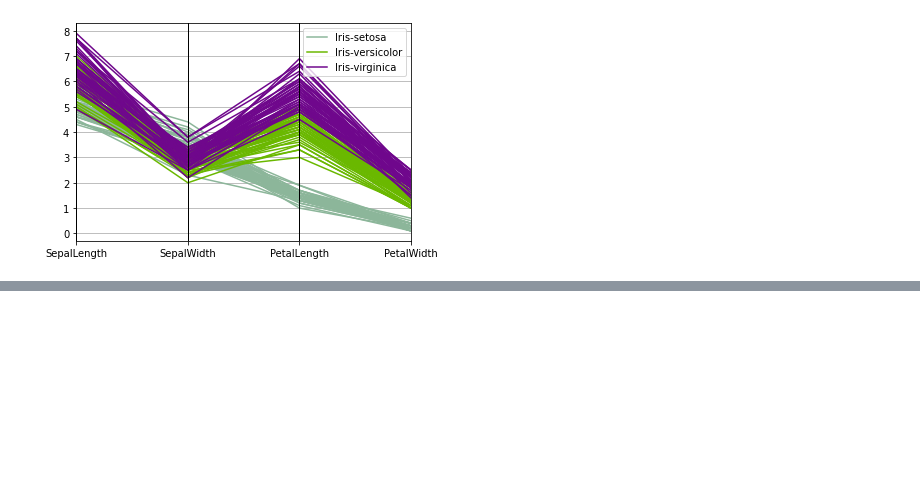
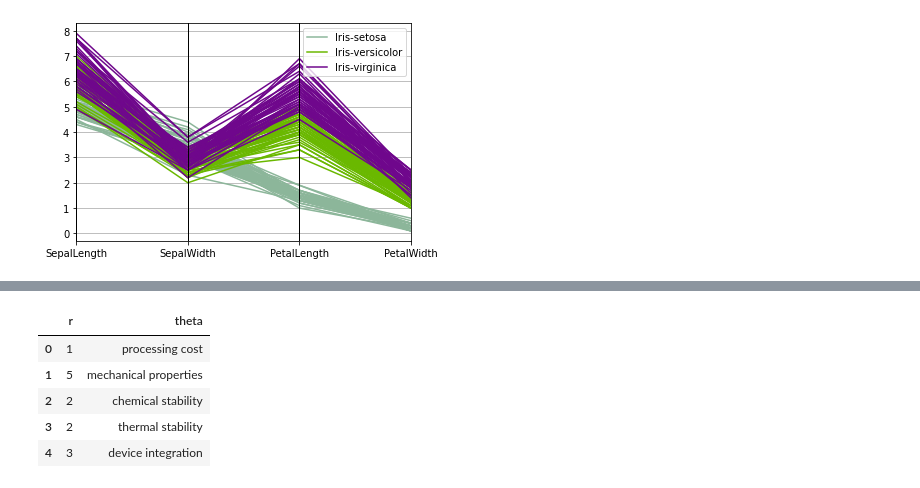
Before and after one commit to feng-li/Python-for-Statisticians-and-Economists, a Jupyter notebook: P03-Data-Visualization-with-Python/L03.1-Pandas-Data-Visualization.ipynb, the cells around one changed output, grey strips where cells are left out. Cells and saved outputs as stored; diff of their text form; code cells hidden in the pictures; blank space fills up the shorter version.

```diff
--- a/P03-Data-Visualization-with-Python/L03.1-Pandas-Data-Visualization.ipynb
+++ b/P03-Data-Visualization-with-Python/L03.1-Pandas-Data-Visualization.ipynb
@@ -220,0 +229,13 @@ parallel_coordinates(iris, "Name");
+# %%
+df = pd.DataFrame(dict(
+    r=[1, 5, 2, 2, 3],
+    theta=['processing cost','mechanical properties','chemical stability',
+           'thermal stability', 'device integration']))
+df
+# %% [output]
+|  | r | theta |
+| 0 | 1 | processing cost |
+| 1 | 5 | mechanical properties |
+| 2 | 2 | chemical stability |
+| 3 | 2 | thermal stability |
+| 4 | 3 | device integration |
```
Also changed, not shown: parts of 2 cells of this notebook.
